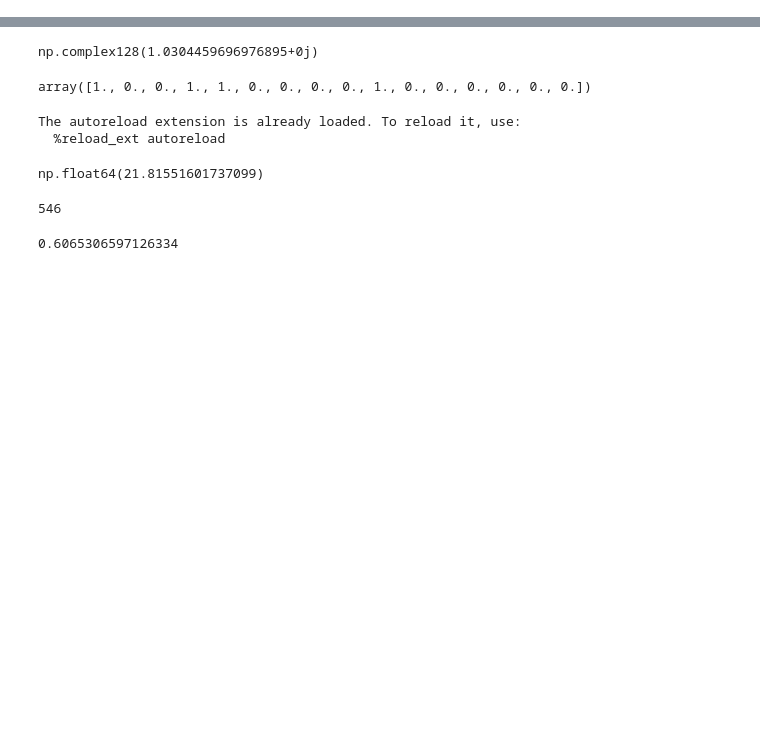
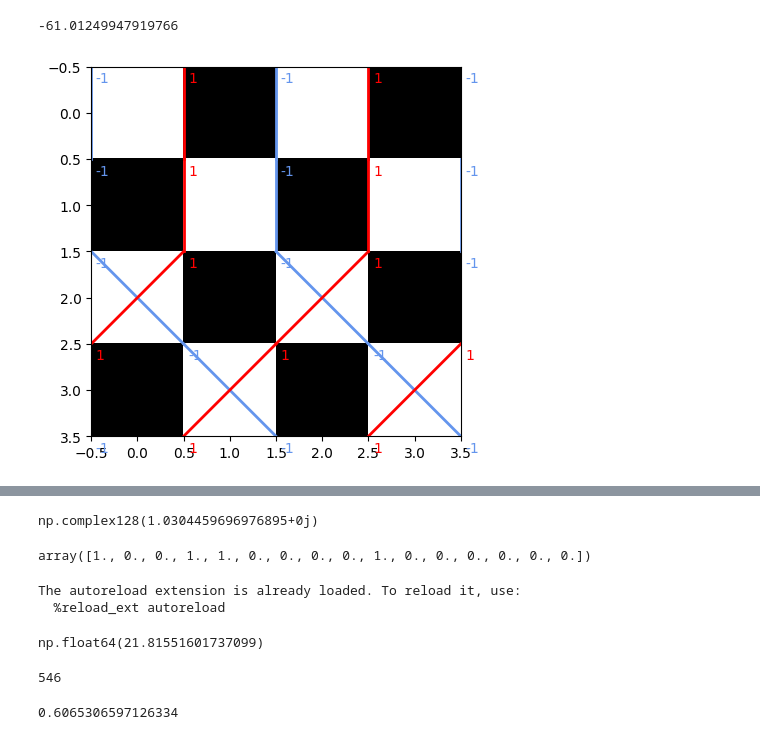
Before and after one commit to Jaymun723/quantum-monte-carlo, a Jupyter notebook: victor.ipynb, the cells around one changed output, grey strips where cells are left out. Cells and saved outputs as stored; diff of their text form; code cells hidden in the pictures; blank space fills up the shorter version.

```diff
--- a/victor.ipynb
+++ b/victor.ipynb
@@ -16 +25,8 @@ w.debug()
+# %%
+new_w = local_move(w)
+print(new_w.energy)
+new_w.draw()
+# %% [output]
+-61.01249947919766
+[figure, added]
 # %%
```
Also changed, not shown: parts of 8 cells of this notebook, 7 other files.
